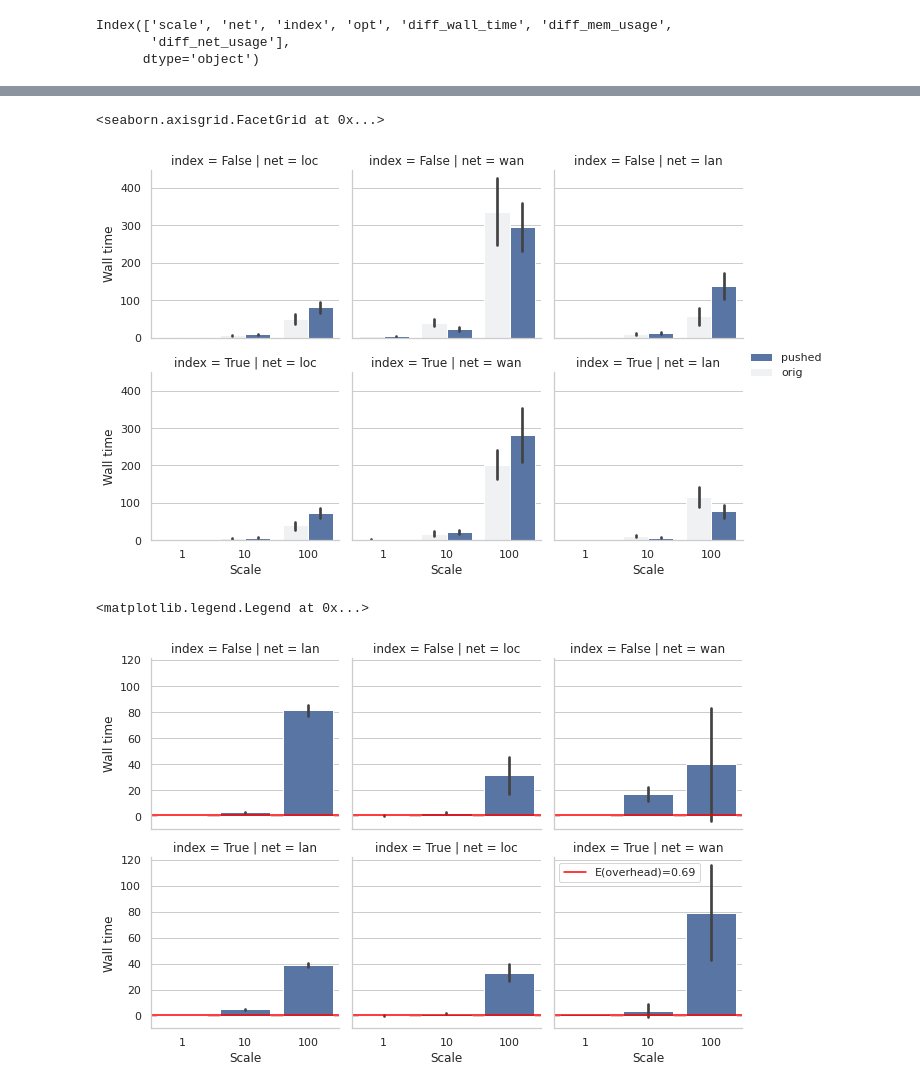
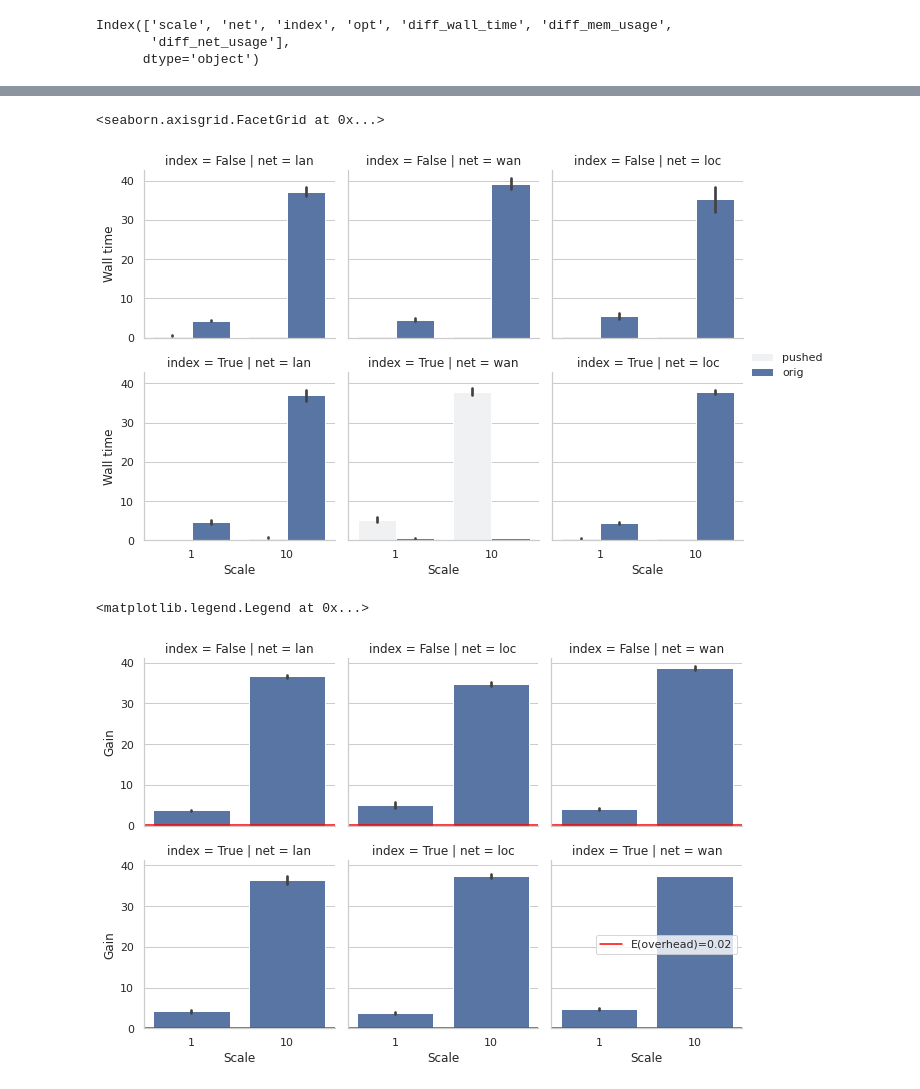
Before and after one commit to yoreei/p2d2, a Jupyter notebook: docs/plot.ipynb, the cells around one changed output, grey strips where cells are left out. Drawn from its saved outputs; the diff is of its cells as text; code cells hidden in the pictures.

```diff
--- a/docs/plot.ipynb
+++ b/docs/plot.ipynb
@@ -6,7 +6,7 @@ import numpy as np
 
 sns.set_theme(style="whitegrid")
 
-df=pandas.read_csv('bench.csv')
+df=pandas.read_csv('bench_fixed.csv')
 factors=['scale', 'ver', 'net', 'index', 'opt']
 df['scale'] = df['scale'].astype(str)
 df['ver']=df['ver'].replace('p2d2.optimizer', 'pushed')
@@ -59,20 +66,22 @@ lineplot=sns.barplot(data=df, x="scale_index", y="wall_time", hue='vernet')
 # %%
+#logarithmic scale TODO
 g = sns.FacetGrid(df, col="net",  row="index")
 g.map_dataframe(sns.barplot, x="scale", y='wall_time', hue='ver')
 g.set_axis_labels("Scale", "Wall time")
 g.add_legend()
 # %% [output]
 <seaborn.axisgrid.FacetGrid at 0x...>
-[figure, old version]
+[figure, new version]
 # %%
+#speedup (different story)
 g = sns.FacetGrid(df_diff, col="net",  row="index")
 g.map_dataframe(sns.barplot, x="scale", y='diff_wall_time')
 g.map(plt.axhline, y=overhead.mean(), color='red', label=f'E(overhead)={overhead.mean():.2f}')
-g.set_axis_labels("Scale", "Wall time")
+g.set_axis_labels("Scale", "Gain")
 plt.legend()
 # %% [output]
 <matplotlib.legend.Legend at 0x...>
-[figure, old version]
+[figure, new version]
 # %%
 #add overhead on the x-axis
 df_diff_overhead=df_diff[df_diff['scale']=='1'].copy()
```
Also changed, not shown: parts of 6 cells of this notebook, 42 other files.
